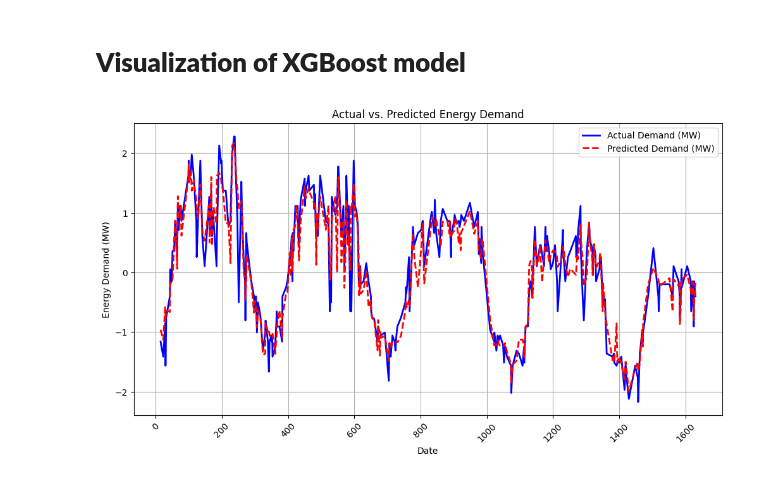
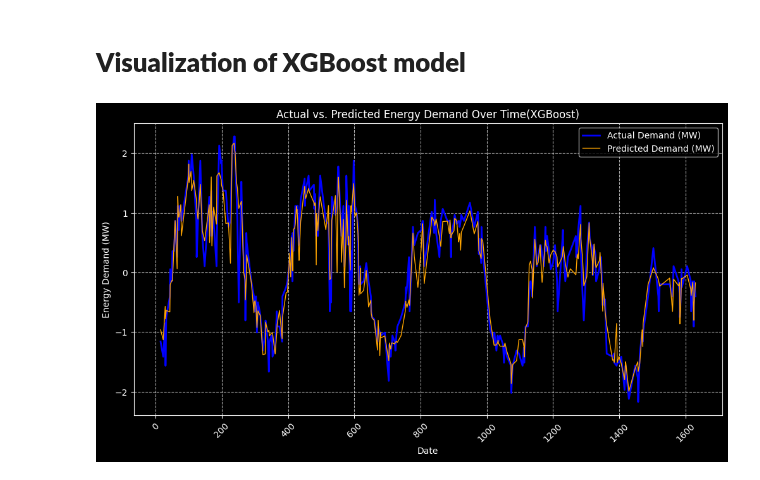
Before and after one commit to rajin-khan/GridGenius, a Jupyter notebook: Model/Model02d.ipynb, the cells around one changed output. Saved outputs shown, nothing was run; the diff lists cells and outputs as text; code cells hidden in the pictures.

```diff
--- a/Model/Model02d.ipynb
+++ b/Model/Model02d.ipynb
@@ -217,22 +218,28 @@ Root Mean Squared error:0.31581
 # %%
 
 import matplotlib.pyplot as plt
 import seaborn as sns
+import os
+os.makedirs("./generated", exist_ok=True)
+
 
 # Sort values by date
 df3_test = pd.DataFrame({'Date': X_test.index, 'Actual': y_test, 'Predicted': y_pred})
 df3_test = df3_test.sort_values(by="Date")
 
 
 plt.figure(figsize=(12, 6))
+plt.style.use('dark_background')
+sns.set_palette(palette='gnuplot2_r')
 plt.plot(df3_test["Date"], df3_test["Actual"], label="Actual Demand (MW)", color='blue', linewidth=2)
-plt.plot(df3_test["Date"], df3_test["Predicted"], label="Predicted Demand (MW)", color='red', linestyle="--", linewidth=2)
+plt.plot(df3_test["Date"], df3_test["Predicted"], label="Predicted Demand (MW)", color='orange', linestyle="-", linewidth=1)
 plt.xlabel("Date")
 plt.ylabel("Energy Demand (MW)")
-plt.title("Actual vs. Predicted Energy Demand")
+plt.title("Actual vs. Predicted Energy Demand Over Time(XGBoost)")
 plt.legend()
 plt.xticks(rotation=45)
-plt.grid(True)
+plt.grid(True, linestyle='--', alpha=0.7)
+plt.savefig('./generated/2.png',dpi=500)
 plt.show()
 # %% [output]
-[figure, old version]
+[figure, new version]
```
Also changed, not shown: parts of 3 cells of this notebook, 2 other files.
